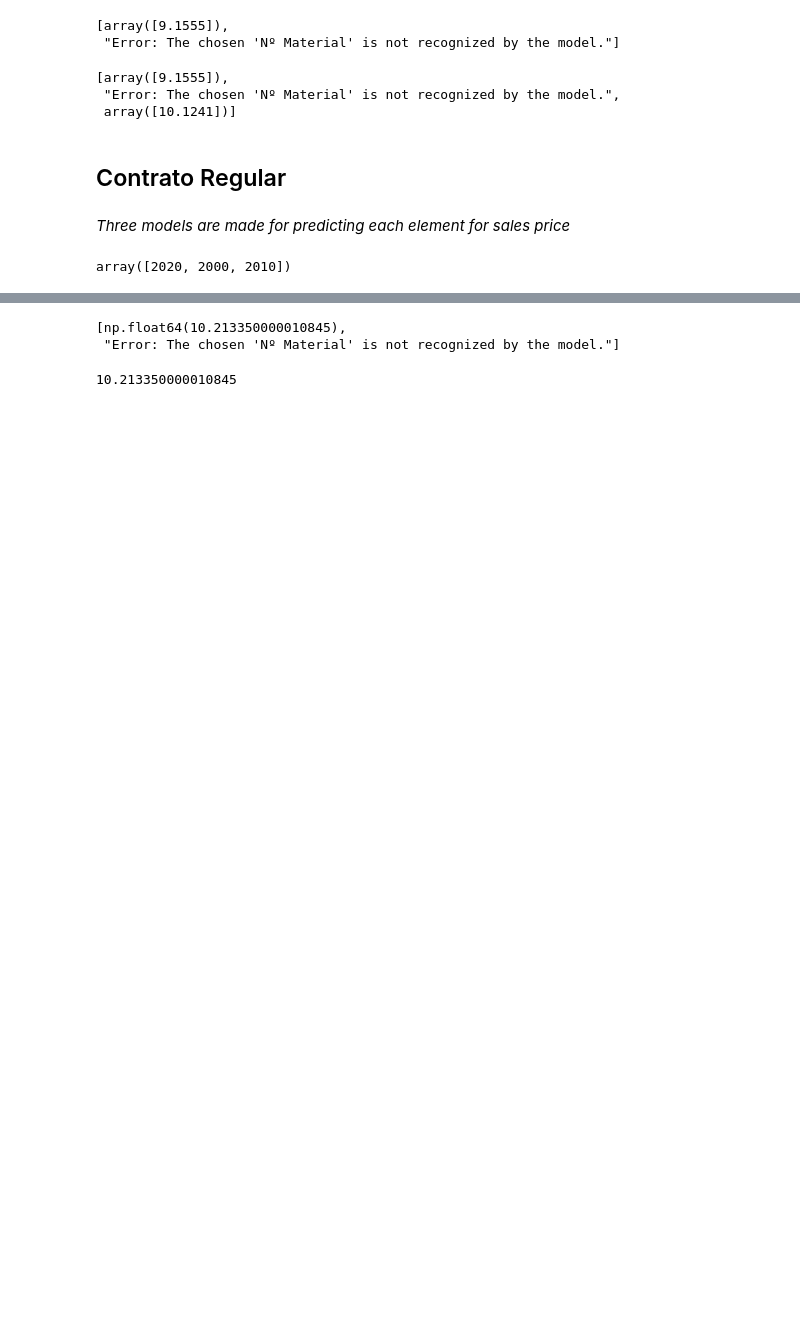
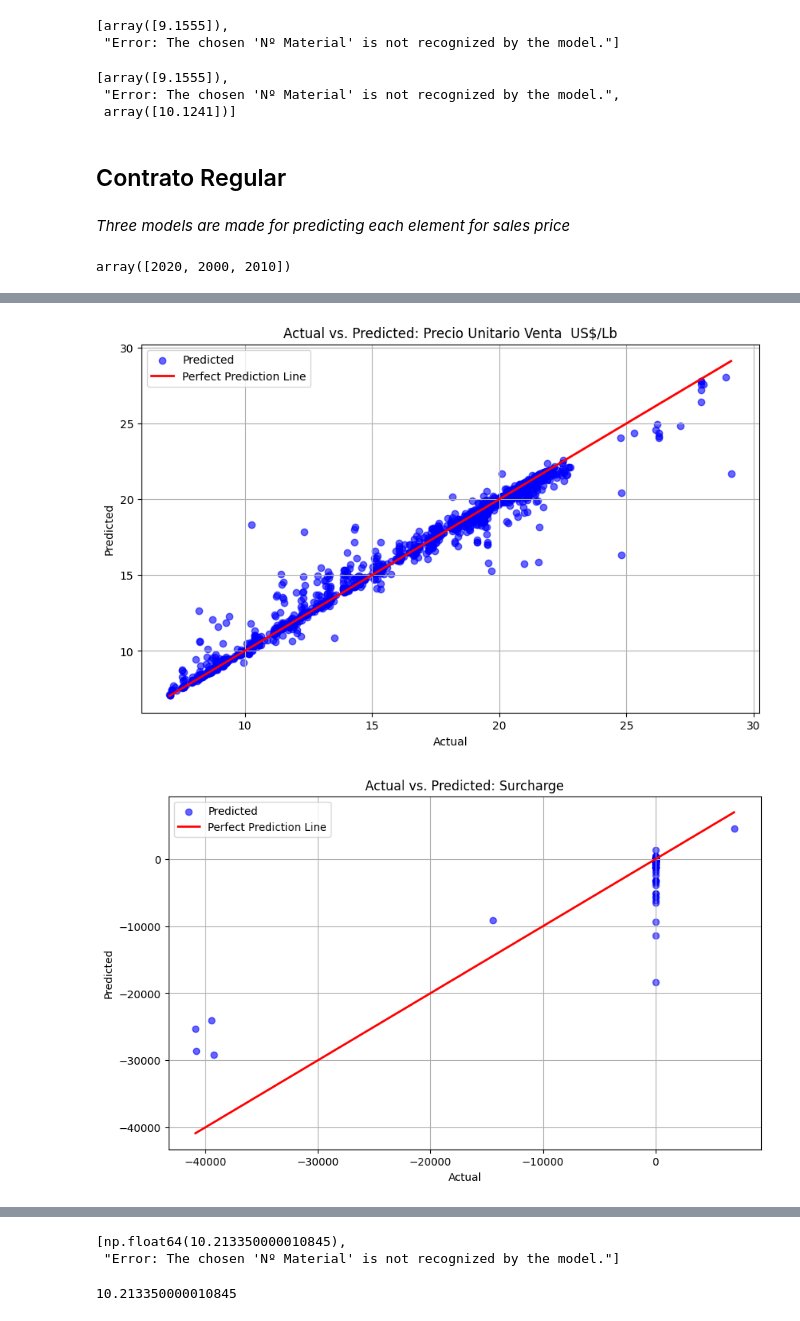
Before and after one commit to SabihShah/Sales-Price-Regression-Model, a Jupyter notebook: Final Models.ipynb, the cells around one changed output, grey strips where cells are left out. Saved outputs shown, nothing was run; the diff lists cells and outputs as text; code cells hidden in the pictures; blank space fills up the shorter version.

```diff
--- a/Final Models.ipynb
+++ b/Final Models.ipynb
@@ -250,0 +209,80 @@ for target in targets:
+# %%
+import pandas as pd
+import matplotlib.pyplot as plt
+from sklearn.metrics import mean_squared_error, r2_score, mean_absolute_error
+from sklearn.ensemble import RandomForestRegressor
+from sklearn.model_selection import train_test_split
+
+# Assuming you have defined your targets, X, contrato_regular_df, and scalers_targets
+
+models = {}
+results = {}
+values_dict = {}
+
+# Initialize an empty DataFrame to hold all X, actual, and predicted values for all targets
+final_df = pd.DataFrame()
+
+for target in targets:
+    y = contrato_regular_df[[target]]
+    X_train, X_test, y_train, y_test = train_test_split(X, y, test_size=0.2, random_state=42)
+
+    model = RandomForestRegressor(n_estimators=100, random_state=42)
+    model.fit(X_train, y_train.values.ravel())
+
+    # Predictions on both training and testing sets
+    y_train_pred = model.predict(X_train)
+    y_test_pred = model.predict(X_test)
+
+    # Unscale the predictions and the target values for training and testing
+    y_train_pred_unscaled = scalers_targets[target].inverse_transform(y_train_pred.reshape(-1, 1)).flatten()
+    y_test_pred_unscaled = scalers_targets[target].inverse_transform(y_test_pred.reshape(-1, 1)).flatten()
+    y_train_unscaled = scalers_targets[target].inverse_transform(y_train).flatten()
+    y_test_unscaled = scalers_targets[target].inverse_transform(y_test).flatten()
+
+    # Combine actual and predicted values for train and test data
+    actual = list(y_train_unscaled) + list(y_test_unscaled)
+    predicted = list(y_train_pred_unscaled) + list(y_test_pred_unscaled)
+
+    # Save the actual and predicted values in the dictionary with 2 keys per target
+    values_dict[f'{target}_Actual'] = actual
+    values_dict[f'{target}_Predicted'] = predicted
+
+    # Combine the training and testing sets for X
+    X_combined = pd.concat([X_train, X_test], axis=0)
+
+    # Add the X columns to the final DataFrame only once (for the first target)
+    if final_df.empty:
+        final_df = X_combined.reset_index(drop=True)
+
+    # Add the actual and predicted values as new columns to the final DataFrame
+    final_df[f'{target}_Actual'] = actual
+    final_df[f'{target}_Predicted'] = predicted
+
+    # Calculate metrics for the test set
+    rmse = mean_squared_error(y_test_unscaled, y_test_pred_unscaled, squared=False)  # RMSE
+    r2 = r2_score(y_test_unscaled, y_test_pred_unscaled)
+    mae = mean_absolute_error(y_test_unscaled, y_test_pred_unscaled)
+
+    models[target] = model
+
+    # Plotting the results
+    plt.figure(figsize=(10, 6))
+    plt.scatter(y_train_unscaled, y_train_pred_unscaled, color='blue', alpha=0.6)
+    plt.scatter(y_test_unscaled, y_test_pred_unscaled, color='blue', label='Predicted', alpha=0.6)
+    plt.plot([min(y_train_unscaled.min(), y_test_unscaled.min()), max(y_train_unscaled.max(), y_test_unscaled.max())],
+             [min(y_train_unscaled.min(), y_test_unscaled.min()), max(y_train_unscaled.max(), y_test_unscaled.max())],
+             color='red', lw=2, label='Perfect Prediction Line')
+    plt.xlabel('Actual')
+    plt.ylabel('Predicted')
+    plt.title(f'Actual vs. Predicted: {target}')
+    plt.legend()
+    plt.grid(True)
+    plt.show()
+
+    results[target] = {'MAE': mae, 'RMSE': rmse, 'R²': r2}
+
+# Now final_df contains the X columns followed by the actual and predicted values for all targets
+# print(final_df.head())  # View the first few rows of the DataFrame
+# %% [output]
+[figure, added]
+[figure, added]
```
Also changed, not shown: parts of 10 cells of this notebook.
